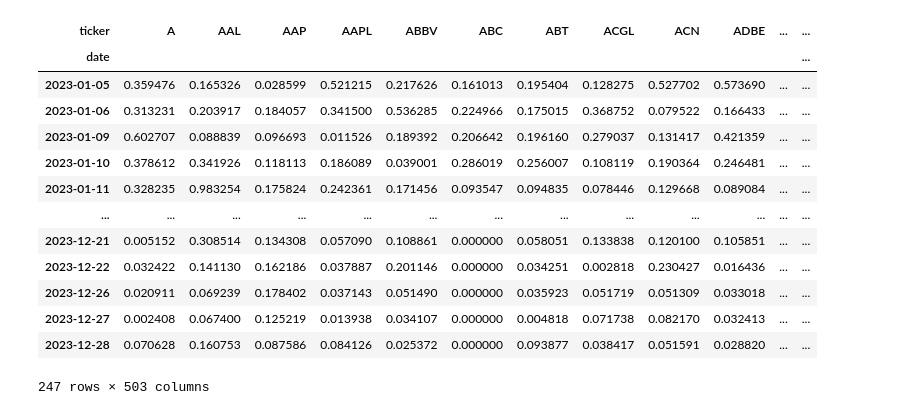
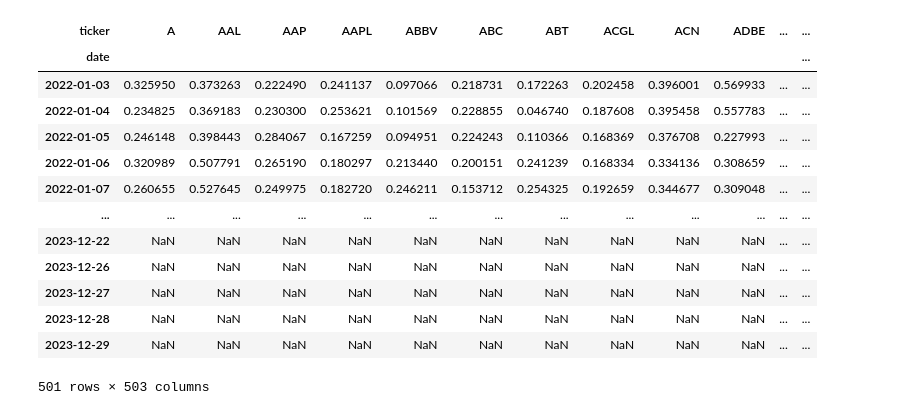
Before and after one commit to stirlitzzz/vol_forecast, a Jupyter notebook: notebooks/har_checkpoint3.ipynb, the cells around one changed output. Drawn from its saved outputs; the diff is of its cells as text; code cells hidden in the pictures.

```diff
--- a/notebooks/har_checkpoint3.ipynb
+++ b/notebooks/har_checkpoint3.ipynb
@@ -141,5 +287,8 @@ Feature Importance: [1.]
 
 df = pd.read_csv("../data/all_vols.csv", parse_dates=["date"])
 df_prices=df.pivot(index="date", columns="ticker", values="close")
-df_returns= df_prices.pct_change().shift(-1).dropna()
-df_close_realized_vol = df_returns.rolling(2,min_periods=2).std().shift(0).dropna()*np.sqrt(252)
+df_returns= df_prices.pct_change()
+df_close_realized_vol = (
+    np.sqrt((df_returns ** 2).rolling(5, min_periods=5).mean()) * np.sqrt(252)
+)
+df_future_close_realized_vol = df_close_realized_vol.shift(-5)
@@ -146,18 +313,17 @@ df_close_realized_vol = df_returns.rolling(2,min_periods=2).std().shift(0).dropn
 # %%
-
-df_close_realized_vol
+df_future_close_realized_vol
 # %% [output]
 | ticker | A | AAL | AAP | AAPL | ABBV | ABC | ABT | ACGL | ACN | ADBE | ... | ... |
 | date |  |  |  |  |  |  |  |  |  |  |  | ... |
-| 2023-01-05 | 0.359476 | 0.165326 | 0.028599 | 0.521215 | 0.217626 | 0.161013 | 0.195404 | 0.128275 | 0.527702 | 0.573690 | ... | ... |
-| 2023-01-06 | 0.313231 | 0.203917 | 0.184057 | 0.341500 | 0.536285 | 0.224966 | 0.175015 | 0.368752 | 0.079522 | 0.166433 | ... | ... |
-| 2023-01-09 | 0.602707 | 0.088839 | 0.096693 | 0.011526 | 0.189392 | 0.206642 | 0.196160 | 0.279037 | 0.131417 | 0.421359 | ... | ... |
-| 2023-01-10 | 0.378612 | 0.341926 | 0.118113 | 0.186089 | 0.039001 | 0.286019 | 0.256007 | 0.108119 | 0.190364 | 0.246481 | ... | ... |
-| 2023-01-11 | 0.328235 | 0.983254 | 0.175824 | 0.242361 | 0.171456 | 0.093547 | 0.094835 | 0.078446 | 0.129668 | 0.089084 | ... | ... |
+| 2022-01-03 | 0.325950 | 0.373263 | 0.222490 | 0.241137 | 0.097066 | 0.218731 | 0.172263 | 0.202458 | 0.396001 | 0.569933 | ... | ... |
+| 2022-01-04 | 0.234825 | 0.369183 | 0.230300 | 0.253621 | 0.101569 | 0.228855 | 0.046740 | 0.187608 | 0.395458 | 0.557783 | ... | ... |
+| 2022-01-05 | 0.246148 | 0.398443 | 0.284067 | 0.167259 | 0.094951 | 0.224243 | 0.110366 | 0.168369 | 0.376708 | 0.227993 | ... | ... |
+| 2022-01-06 | 0.320989 | 0.507791 | 0.265190 | 0.180297 | 0.213440 | 0.200151 | 0.241239 | 0.168334 | 0.334136 | 0.308659 | ... | ... |
+| 2022-01-07 | 0.260655 | 0.527645 | 0.249975 | 0.182720 | 0.246211 | 0.153712 | 0.254325 | 0.192659 | 0.344677 | 0.309048 | ... | ... |
 | ... | ... | ... | ... | ... | ... | ... | ... | ... | ... | ... | ... | ... |
-| 2023-12-21 | 0.005152 | 0.308514 | 0.134308 | 0.057090 | 0.108861 | 0.000000 | 0.058051 | 0.133838 | 0.120100 | 0.105851 | ... | ... |
-| 2023-12-22 | 0.032422 | 0.141130 | 0.162186 | 0.037887 | 0.201146 | 0.000000 | 0.034251 | 0.002818 | 0.230427 | 0.016436 | ... | ... |
-| 2023-12-26 | 0.020911 | 0.069239 | 0.178402 | 0.037143 | 0.051490 | 0.000000 | 0.035923 | 0.051719 | 0.051309 | 0.033018 | ... | ... |
-| 2023-12-27 | 0.002408 | 0.067400 | 0.125219 | 0.013938 | 0.034107 | 0.000000 | 0.004818 | 0.071738 | 0.082170 | 0.032413 | ... | ... |
-| 2023-12-28 | 0.070628 | 0.160753 | 0.087586 | 0.084126 | 0.025372 | 0.000000 | 0.093877 | 0.038417 | 0.051591 | 0.028820 | ... | ... |
+| 2023-12-22 | NaN | NaN | NaN | NaN | NaN | NaN | NaN | NaN | NaN | NaN | ... | ... |
+| 2023-12-26 | NaN | NaN | NaN | NaN | NaN | NaN | NaN | NaN | NaN | NaN | ... | ... |
+| 2023-12-27 | NaN | NaN | NaN | NaN | NaN | NaN | NaN | NaN | NaN | NaN | ... | ... |
+| 2023-12-28 | NaN | NaN | NaN | NaN | NaN | NaN | NaN | NaN | NaN | NaN | ... | ... |
+| 2023-12-29 | NaN | NaN | NaN | NaN | NaN | NaN | NaN | NaN | NaN | NaN | ... | ... |
-247 rows × 503 columns
+501 rows × 503 columns
```
Also changed, not shown: parts of 18 cells of this notebook, 4 other files.
